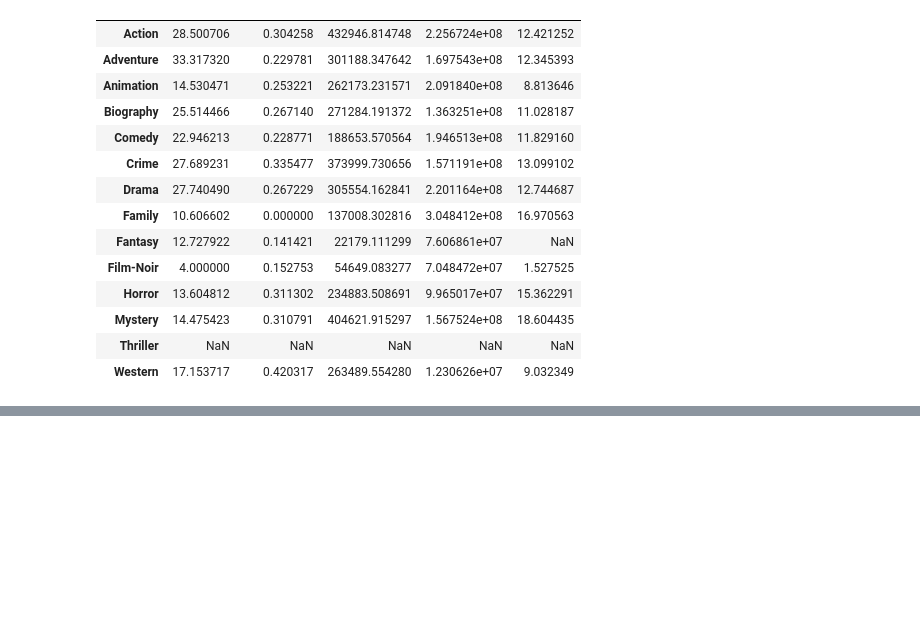
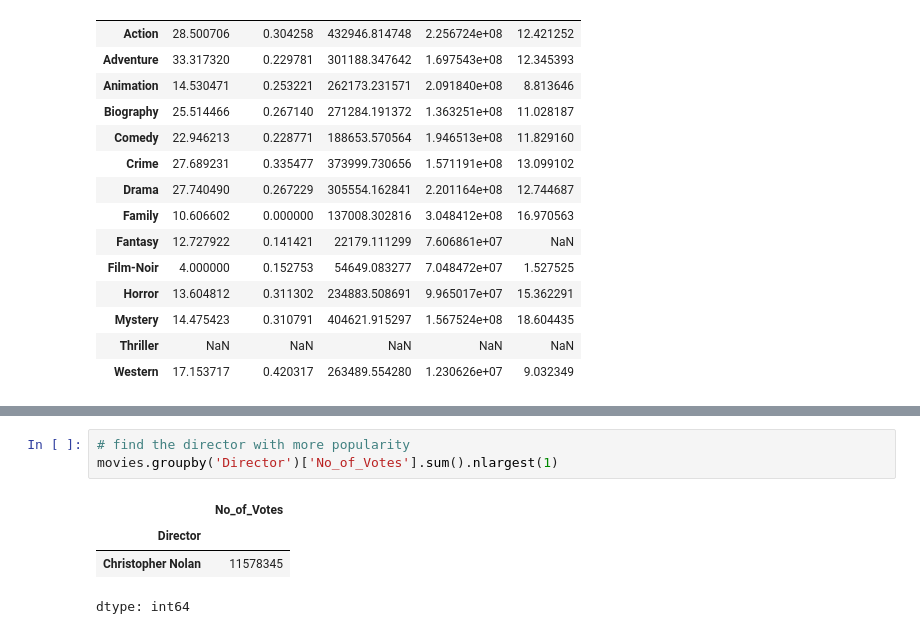
Before and after one commit to Muhammad-Waleed-Source/Pandas, a Jupyter notebook: Pandas_4_GroupBy_Object.ipynb, the cells around one changed output, grey strips where cells are left out. Cells and saved outputs as stored; diff of their text form; blank space fills up the shorter version.

```diff
--- a/Pandas_4_GroupBy_Object.ipynb
+++ b/Pandas_4_GroupBy_Object.ipynb
@@ -138,0 +165,8 @@ genres.std(numeric_only=True)
+# %%
+# find the director with more popularity
+movies.groupby('Director')['No_of_Votes'].sum().nlargest(1)
+# %% [output]
+|  | No_of_Votes |
+| Director |  |
+| Christopher Nolan | 11578345 |
+dtype: int64
```
Also changed, not shown: parts of 6 cells of this notebook.
